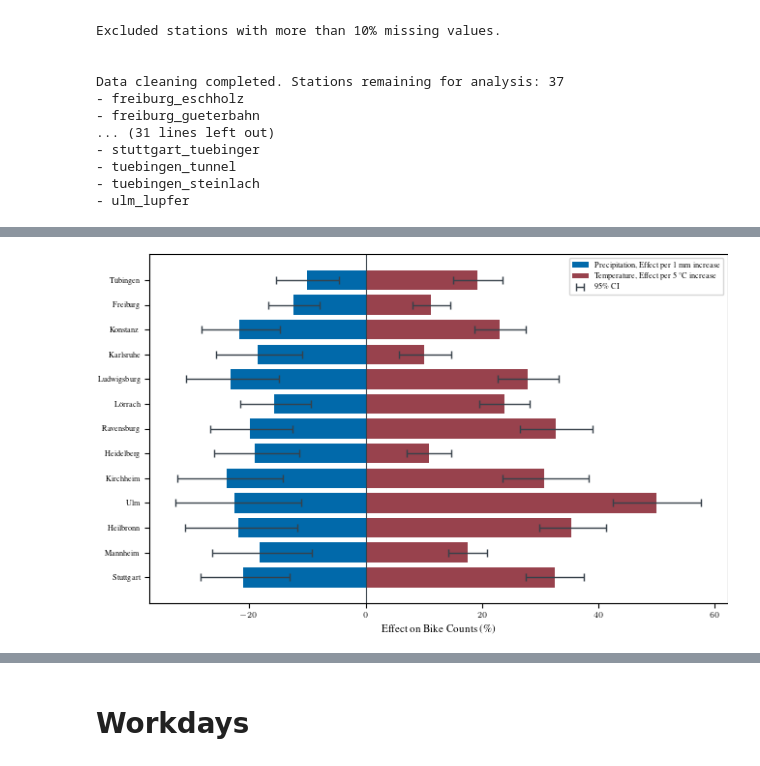
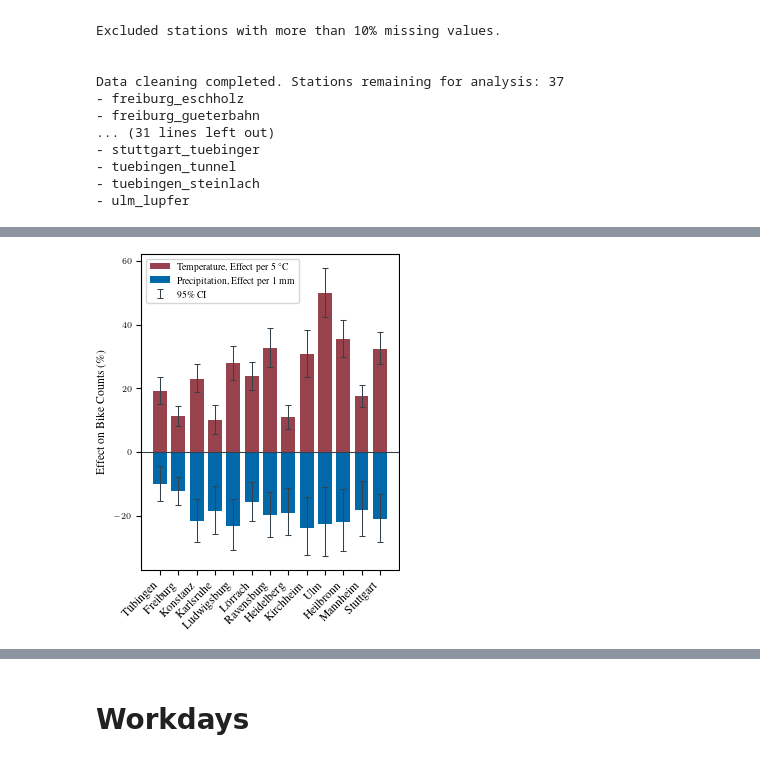
Before and after one commit to lohrynn/tuecycle, a Jupyter notebook: exp/regression.ipynb, the cells around one changed output, grey strips where cells are left out. Cells and saved outputs as stored; diff of their text form; code cells hidden in the pictures.

Commit message:
refine plots

```diff
--- a/exp/regression.ipynb
+++ b/exp/regression.ipynb
@@ -725,68 +607,74 @@ tue_dark = (55/255, 65/255, 74/255)
 tue_red = (141/255, 45/255, 57/255)
 tue_blue = (1/255, 105/255, 170/255)
 
-plt.rcParams.update(bundles.icml2024(column="full", nrows=1, ncols=1))
+plt.rcParams.update(bundles.icml2024(column="half", nrows=2, ncols=1))
 
 # Order cities by ADFC score
 cities_sorted = [
+    "tuebingen",
+    "freiburg",
+    "konstanz",
+    "karlsruhe",
+    "ludwigsburg",
+    "loerrach",
+    "ravensburg",
+    "heidelberg",
+    "kirchheim",
+    "ulm",
+    "heilbronn",
+    "mannheim",
     "stuttgart",
-    "mannheim",
-    "heilbronn",
-    "ulm",
-    "kirchheim",
-    "heidelberg",
-    "ravensburg",
-    "loerrach",
-    "ludwigsburg",
-    "karlsruhe",
-    "konstanz",
-    "freiburg",
-    "tuebingen",
 ]
 
-# Plot cities ordered by rain effect
-cities_names = [city.capitalize().replace("oe", "ö").replace("ue", "ü").replace("ue", "ü") for city in cities_sorted]
+cities_names = [city.capitalize().replace("oe", "ö").replace("ue", "ü") for city in cities_sorted]
 
 rain_effects = np.array([rain_effects_per_mm[city] for city in cities_sorted])
 temp_effects = np.array([temp_effects_per_5C[city] for city in cities_sorted])
 
 rain_ci_lower = np.array([rain_ci_per_mm[city][0] for city in cities_sorted])
 rain_ci_upper = np.array([rain_ci_per_mm[city][1] for city in cities_sorted])
 temp_ci_lower = np.array([temp_ci_per_5C[city][0] for city in cities_sorted])
 temp_ci_upper = np.array([temp_ci_per_5C[city][1] for city in cities_sorted])
 
 # Build a single bar from rain effect to temp effect, split at 0
 left = np.minimum(rain_effects, temp_effects)
 right = np.maximum(rain_effects, temp_effects)
 
 neg_left = left
 neg_width = np.minimum(right, 0) - left
 neg_width = np.maximum(neg_width, 0)
 
 pos_left = np.maximum(left, 0)
 pos_width = right - pos_left
 pos_width = np.maximum(pos_width, 0)
 
+x_pos = np.arange(len(cities_sorted))
+
 fig, ax = plt.subplots()
-ax.barh(cities_names, neg_width, left=neg_left, color=tue_blue, label=f"Precipitation, Effect per {1} mm increase")
-ax.barh(cities_names, pos_width, left=pos_left, color=tue_red, alpha=0.9, label=f"Temperature, Effect per {5} °C increase")
+
+# Vertical bars instead of horizontal
+ax.bar(x_pos, pos_width, bottom=pos_left, color=tue_red, alpha=0.9, width=0.75, label=f"Temperature, Effect per 5 °C")
+ax.bar(x_pos, neg_width, bottom=neg_left, color=tue_blue, width=0.75, label=f"Precipitation, Effect per 1 mm")
 
 # Error bars at rain and temp endpoints
-rain_xerr = np.vstack([rain_effects - rain_ci_lower, rain_ci_upper - rain_effects])
-temp_xerr = np.vstack([temp_effects - temp_ci_lower, temp_ci_upper - temp_effects])
-err_rain = ax.errorbar(rain_effects, cities_names, xerr=rain_xerr, fmt="none", ecolor=tue_dark, capsize=3, linewidth=1, label="95\% CI")
-ax.errorbar(temp_effects, cities_names, xerr=temp_xerr, fmt="none", ecolor=tue_dark, capsize=3, linewidth=1)
+rain_yerr = np.vstack([rain_effects - rain_ci_lower, rain_ci_upper - rain_effects])
+temp_yerr = np.vstack([temp_effects - temp_ci_lower, temp_ci_upper - temp_effects])
+ax.errorbar(x_pos, rain_effects, yerr=rain_yerr, fmt="none", ecolor=tue_dark,
+            capthick=0.75, capsize=2, linewidth=.75, label="95\% CI")
+ax.errorbar(x_pos, temp_effects, yerr=temp_yerr, fmt="none", ecolor=tue_dark,
+            capthick=0.75, capsize=2, linewidth=.75)
 
-ax.set_xlabel("Effect on Bike Counts (\%)")
-ax.axvline(0, color=tue_dark, linewidth=0.8)
+ax.set_ylabel("Effect on Bike Counts (\%)", fontsize=8.5)
+ax.set_xticks(x_pos)
+ax.set_xticklabels(cities_names, rotation=45, ha='right', fontsize=8.5)
+ax.axhline(0, color=tue_dark, linewidth=0.8)
 
-
-ax.legend(loc="upper right")
+ax.legend(loc="upper left")
 plt.tight_layout()
 plt.show()
 fig.savefig("city_ranking_prcp_and_temp_leisure.pdf", bbox_inches='tight')
 # %% [output]
-[figure, old version]
+[figure, new version]
 # %%
 for city in cities:
     average_bike_count_leisure = leisure_dfs[city]['bike'].mean()
```
Also changed, not shown: parts of 14 cells of this notebook, 5 other files.
